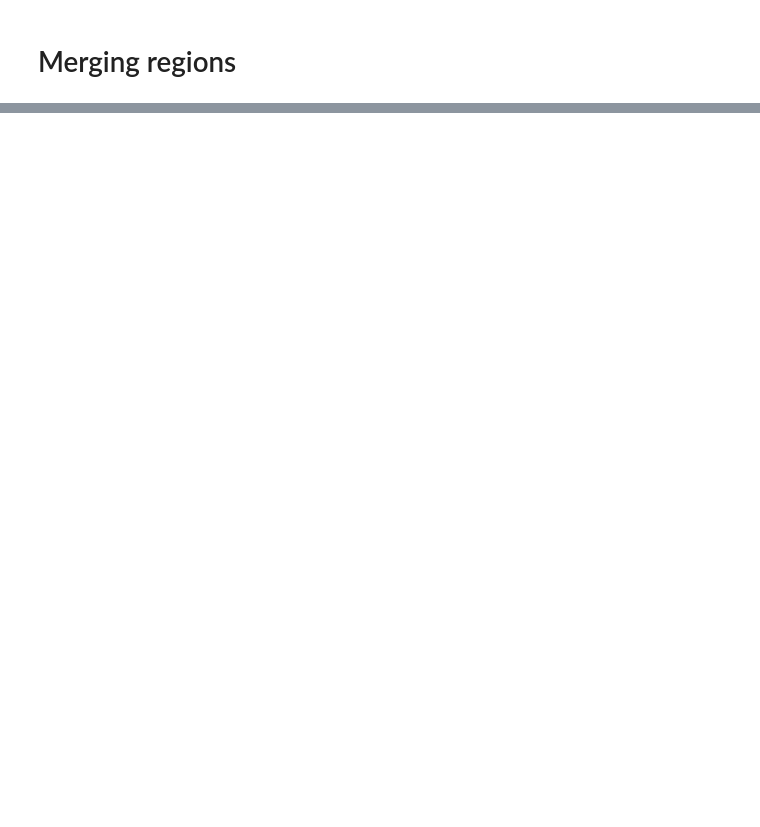
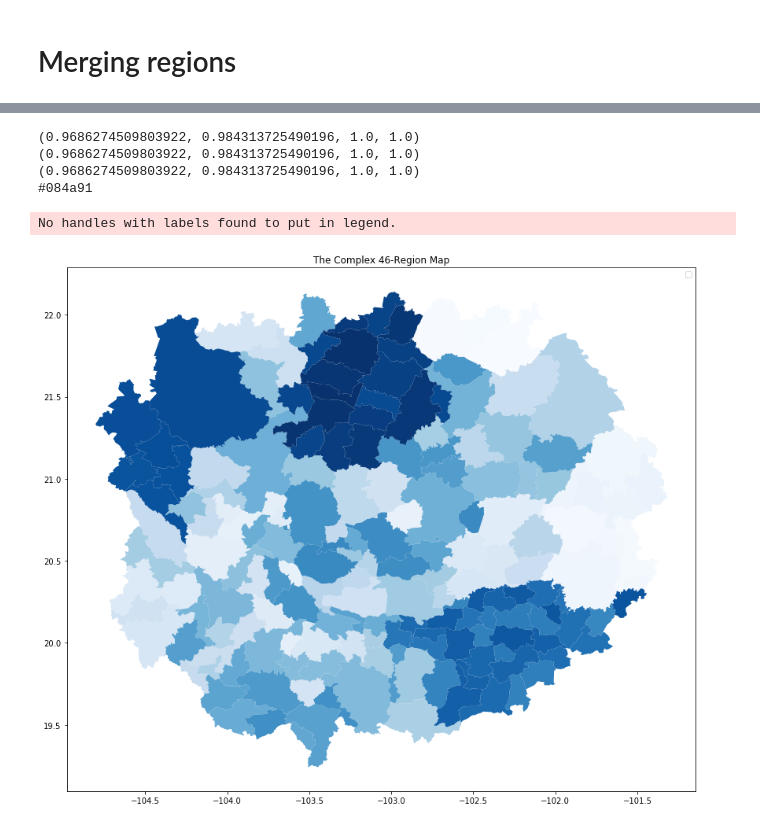
Before and after one commit to JerryAlfred/tradedeal, a Jupyter notebook: Regionalization Phase 1 Merging Attractors And Grouping Municipalities.ipynb, the cells around one changed output, grey strips where cells are left out. Cells and saved outputs as stored; diff of their text form; code cells hidden in the pictures; blank space fills up the shorter version.

```diff
--- a/Regionalization Phase 1 Merging Attractors And Grouping Municipalities.ipynb
+++ b/Regionalization Phase 1 Merging Attractors And Grouping Municipalities.ipynb
@@ -425,0 +553,3 @@ plt.tight_layout();
+# %%
+for i in range (46):
+    print (compelx_reg[i].tolist())
@@ -425,0 +579,42 @@ plt.tight_layout();
+# %%
+import matplotlib.pyplot as plt
+
+Blues = plt.get_cmap('Blues')
+
+print (Blues(0))
+
+print (Blues(0))
+
+print (Blues(0))
+
+def give_hex(original_num):
+    return(matplotlib.colors.rgb2hex((Blues(original_num))))
+
+print(give_hex(0.9))
+# %% [output]
+(0.9686274509803922, 0.984313725490196, 1.0, 1.0)
+(0.9686274509803922, 0.984313725490196, 1.0, 1.0)
+(0.9686274509803922, 0.984313725490196, 1.0, 1.0)
+#084a91
+# %%
+fig, ax = plt.subplots(figsize=(20,10))
+
+# (urban_shapes).plot(ax=ax, color='black');
+
+for i in range (1,2):
+
+    loc_num = Reg_dict1[i]
+
+    for each in range (len(loc_num)):
+
+        (urban_shapes.loc[[loc_num[each]],:]).plot(ax=ax, color=give_hex(each/(len(loc_num)))
+
+
+plt.legend()
+
+plt.title('The Complex 46-Region Map')
+
+plt.tight_layout();
+# %% [output]
+No handles with labels found to put in legend.
+[figure, added]
```
Also changed, not shown: parts of 19 cells of this notebook, 6 other files.
